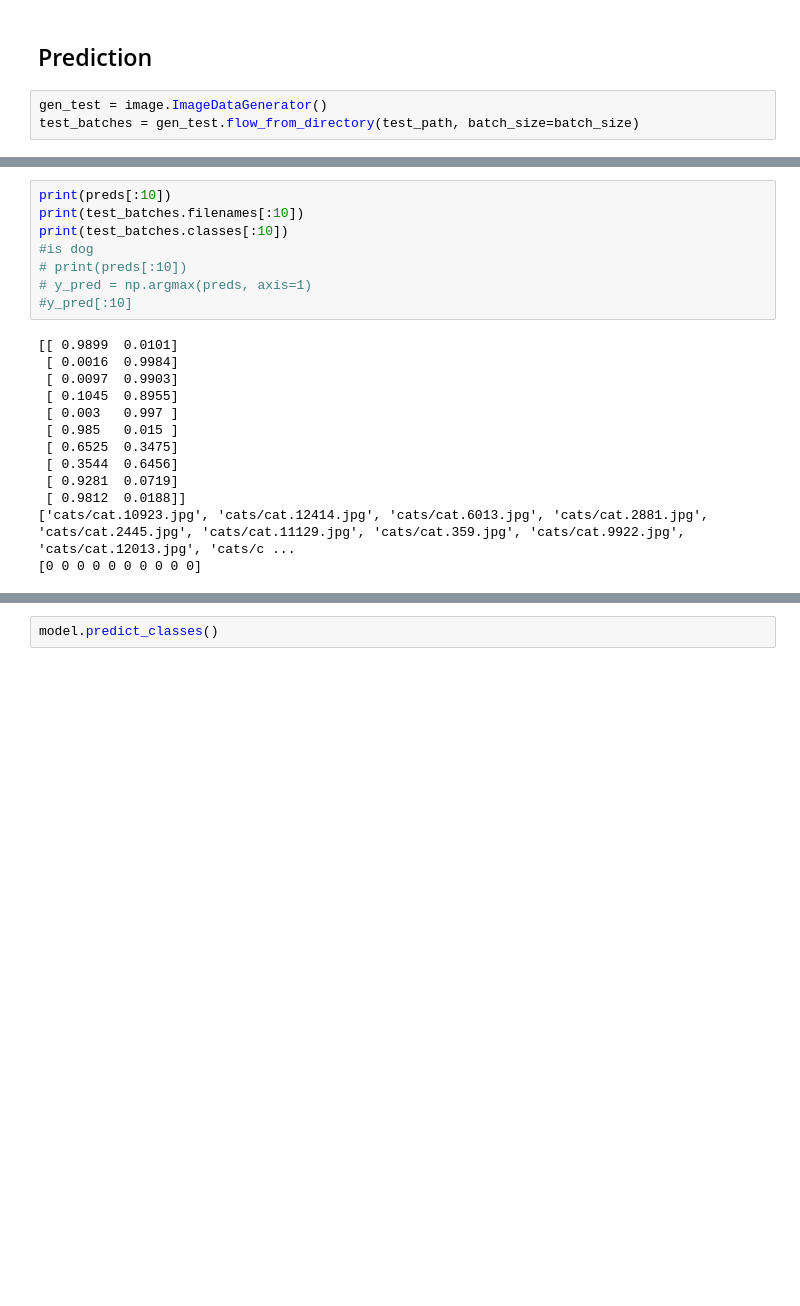
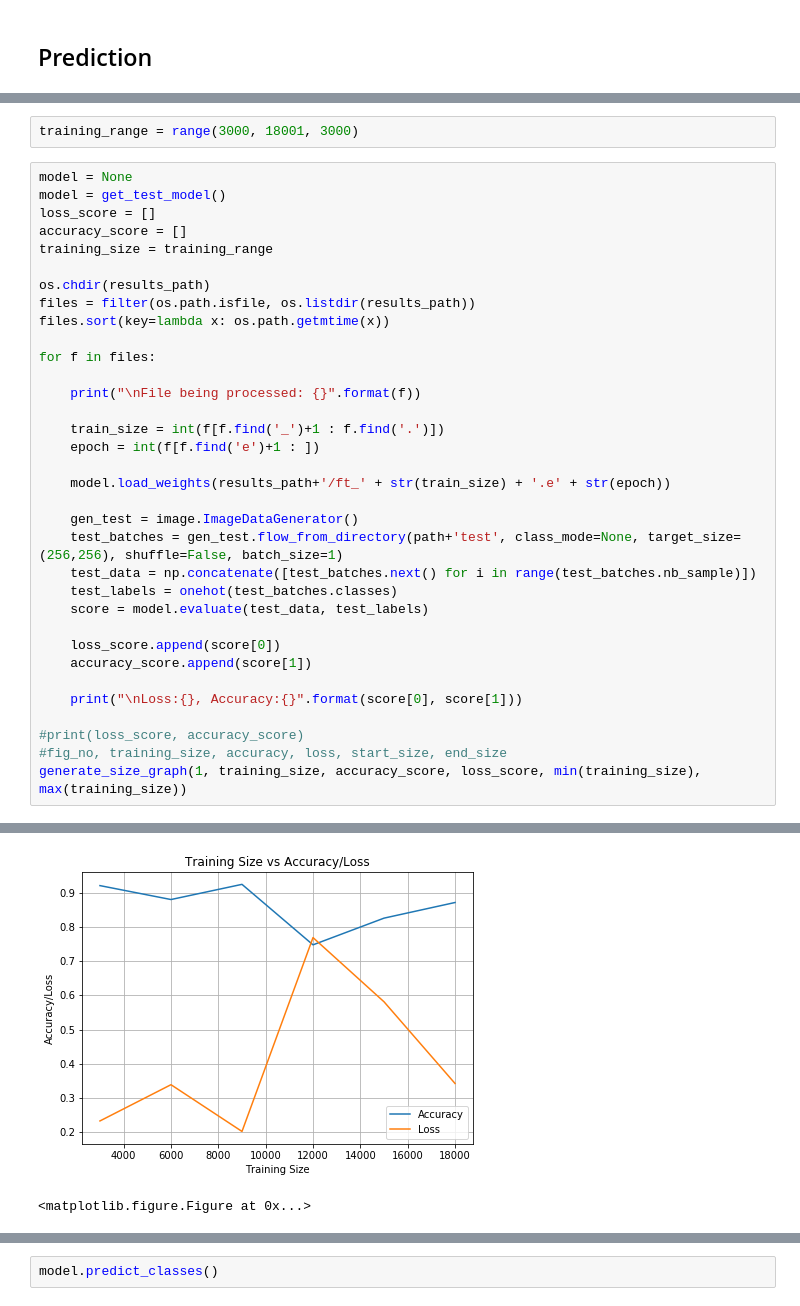
Before and after one commit to asaeed9/deeplearning, a Jupyter notebook: cnn_2cat_11JUL2017.ipynb, the cells around one changed output, grey strips where cells are left out. Saved outputs shown, nothing was run; the diff lists cells and outputs as text; blank space fills up the shorter version.

```diff
--- a/cnn_2cat_11JUL2017.ipynb
+++ b/cnn_2cat_11JUL2017.ipynb
@@ -154,5 +229,2 @@ Epoch 50/50
 # %% [markdown]
 ## Prediction
-# %%
-gen_test = image.ImageDataGenerator()
-test_batches = gen_test.flow_from_directory(test_path, batch_size=batch_size)
@@ -186,21 +231,37 @@ TypeError: 'axis' is an invalid keyword argument for this function
-# %%
-print(preds[:10])
-print(test_batches.filenames[:10])
-print(test_batches.classes[:10])
-#is dog
-# print(preds[:10])
-# y_pred = np.argmax(preds, axis=1)
-#y_pred[:10]
-# %% [output]
-[[ 0.9899  0.0101]
- [ 0.0016  0.9984]
- [ 0.0097  0.9903]
- [ 0.1045  0.8955]
- [ 0.003   0.997 ]
- [ 0.985   0.015 ]
- [ 0.6525  0.3475]
- [ 0.3544  0.6456]
- [ 0.9281  0.0719]
- [ 0.9812  0.0188]]
-['cats/cat.10923.jpg', 'cats/cat.12414.jpg', 'cats/cat.6013.jpg', 'cats/cat.2881.jpg', 'cats/cat.2445.jpg', 'cats/cat.11129.jpg', 'cats/cat.359.jpg', 'cats/cat.9922.jpg', 'cats/cat.12013.jpg', 'cats/c ...
-[0 0 0 0 0 0 0 0 0 0]
+# %%
+training_range = range(3000, 18001, 3000)
+# %%
+model = None
+model = get_test_model()
+loss_score = []
+accuracy_score = []
+training_size = training_range
+
+os.chdir(results_path)
+files = filter(os.path.isfile, os.listdir(results_path))
+files.sort(key=lambda x: os.path.getmtime(x))
+
+for f in files:
+
+    print("\nFile being processed: {}".format(f))
+
+    train_size = int(f[f.find('_')+1 : f.find('.')])
+    epoch = int(f[f.find('e')+1 : ])
+
+    model.load_weights(results_path+'/ft_' + str(train_size) + '.e' + str(epoch))
+
+    gen_test = image.ImageDataGenerator()
+    test_batches = gen_test.flow_from_directory(path+'test', class_mode=None, target_size=(256,256), shuffle=False, batch_size=1)
+    test_data = np.concatenate([test_batches.next() for i in range(test_batches.nb_sample)])
+    test_labels = onehot(test_batches.classes)
+    score = model.evaluate(test_data, test_labels)
+
+    loss_score.append(score[0])
+    accuracy_score.append(score[1])
+
+    print("\nLoss:{}, Accuracy:{}".format(score[0], score[1]))
+
+#print(loss_score, accuracy_score)
+#fig_no, training_size, accuracy, loss, start_size, end_size
+generate_size_graph(1, training_size, accuracy_score, loss_score, min(training_size), max(training_size))
+# %% [output]
@@ -206,0 +285,2 @@ print(test_batches.classes[:10])
+[figure, added]
+<matplotlib.figure.Figure at 0x...>
```
Also changed, not shown: parts of 24 cells of this notebook, 1 other file.
